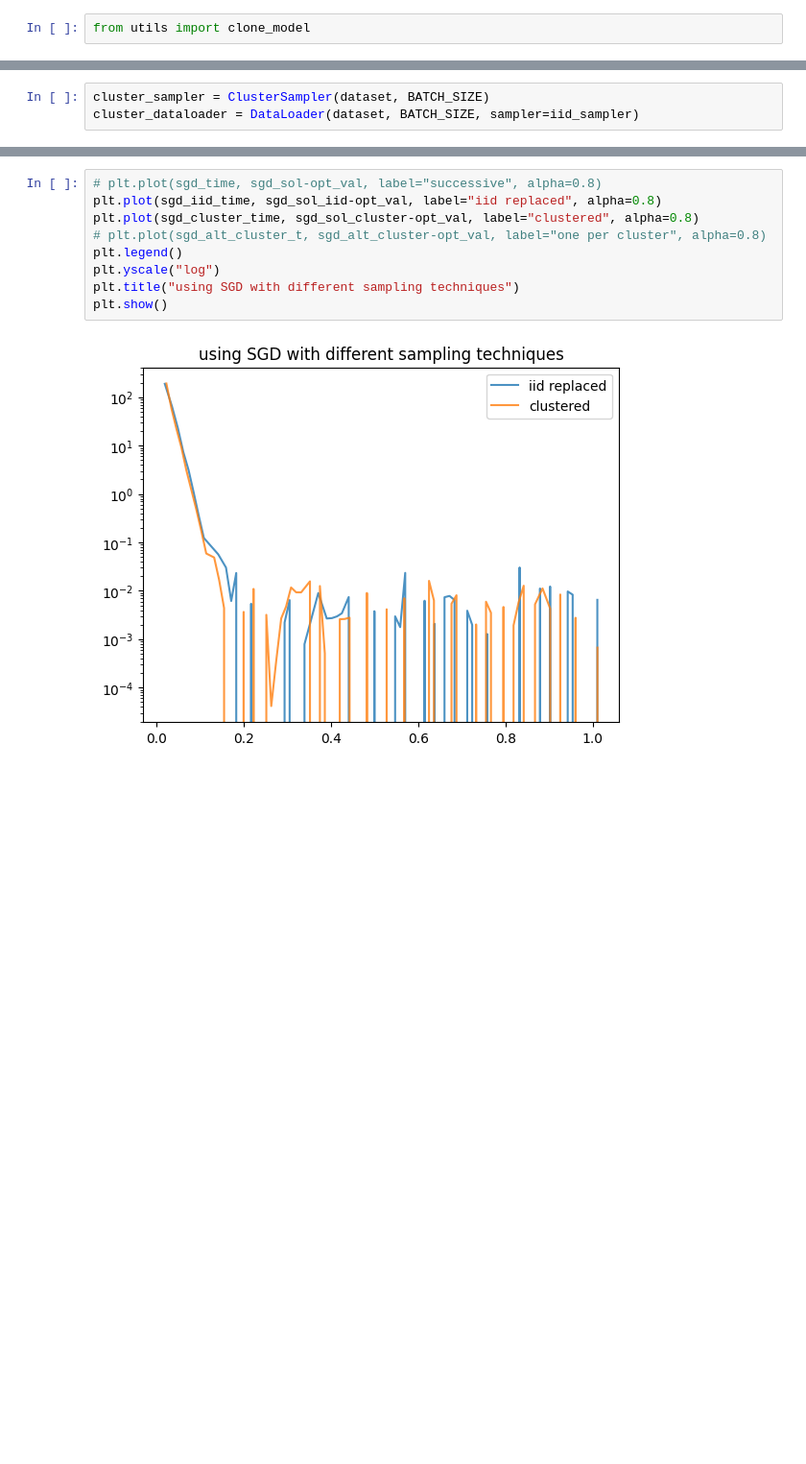
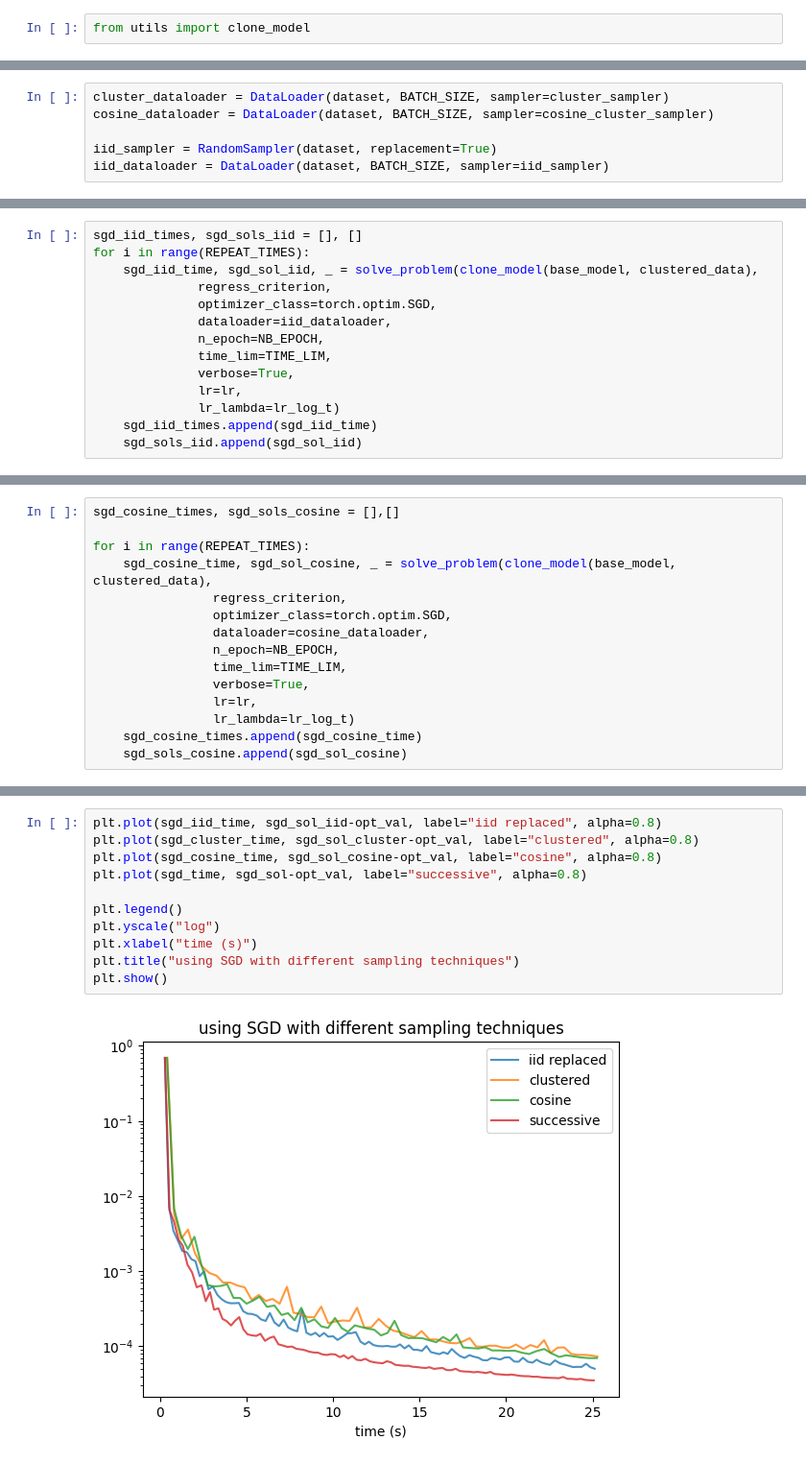
Before and after one commit to yy214/cluster-for-opt, a Jupyter notebook: clustering_for_opt.ipynb, the cells around one changed output, grey strips where cells are left out. Shown: that part at 96% size. Cells and saved outputs as stored; diff of their text form; blank space fills up the shorter version.

Commit message:
working intensly for cluster sampler, no improvement so far

```diff
--- a/clustering_for_opt.ipynb
+++ b/clustering_for_opt.ipynb
@@ -104,3 +223,9 @@ dataset = TensorDataset(clustered_data, labels)
+# %%
+cluster_dataloader = DataLoader(dataset, BATCH_SIZE, sampler=cluster_sampler)
+cosine_dataloader = DataLoader(dataset, BATCH_SIZE, sampler=cosine_cluster_sampler)
+
+iid_sampler = RandomSampler(dataset, replacement=True)
+iid_dataloader = DataLoader(dataset, BATCH_SIZE, sampler=iid_sampler)
 # %%
 svrg_time, svrg_sol, _ = svrg(clone_model(base_model, clustered_data),
                 regress_criterion,
@@ -197,3 +338,14 @@ iid_dataloader = DataLoader(dataset, BATCH_SIZE, sampler=iid_sampler)
-# %%
-cluster_sampler = ClusterSampler(dataset, BATCH_SIZE)
-cluster_dataloader = DataLoader(dataset, BATCH_SIZE, sampler=iid_sampler)
+# %%
+sgd_iid_times, sgd_sols_iid = [], []
+for i in range(REPEAT_TIMES):
+    sgd_iid_time, sgd_sol_iid, _ = solve_problem(clone_model(base_model, clustered_data),
+              regress_criterion,
+              optimizer_class=torch.optim.SGD,
+              dataloader=iid_dataloader,
+              n_epoch=NB_EPOCH,
+              time_lim=TIME_LIM,
+              verbose=True,
+              lr=lr,
+              lr_lambda=lr_log_t)
+    sgd_iid_times.append(sgd_iid_time)
+    sgd_sols_iid.append(sgd_sol_iid)
@@ -218,0 +388,15 @@ Building models...
+# %%
+sgd_cosine_times, sgd_sols_cosine = [],[]
+
+for i in range(REPEAT_TIMES):
+    sgd_cosine_time, sgd_sol_cosine, _ = solve_problem(clone_model(base_model, clustered_data),
+                regress_criterion,
+                optimizer_class=torch.optim.SGD,
+                dataloader=cosine_dataloader,
+                n_epoch=NB_EPOCH,
+                time_lim=TIME_LIM,
+                verbose=True,
+                lr=lr,
+                lr_lambda=lr_log_t)
+    sgd_cosine_times.append(sgd_cosine_time)
+    sgd_sols_cosine.append(sgd_sol_cosine)
@@ -233,11 +425,13 @@ UnboundLocalError: local variable 'n' referenced before assignment
 # %%
-# plt.plot(sgd_time, sgd_sol-opt_val, label="successive", alpha=0.8)
 plt.plot(sgd_iid_time, sgd_sol_iid-opt_val, label="iid replaced", alpha=0.8)
 plt.plot(sgd_cluster_time, sgd_sol_cluster-opt_val, label="clustered", alpha=0.8)
-# plt.plot(sgd_alt_cluster_t, sgd_alt_cluster-opt_val, label="one per cluster", alpha=0.8)
+plt.plot(sgd_cosine_time, sgd_sol_cosine-opt_val, label="cosine", alpha=0.8)
+plt.plot(sgd_time, sgd_sol-opt_val, label="successive", alpha=0.8)
+
 plt.legend()
 plt.yscale("log")
+plt.xlabel("time (s)")
 plt.title("using SGD with different sampling techniques")
 plt.show()
 # %% [output]
-[figure, old version]
+[figure, new version]
```
Also changed, not shown: parts of 52 cells of this notebook, 6 other files.
